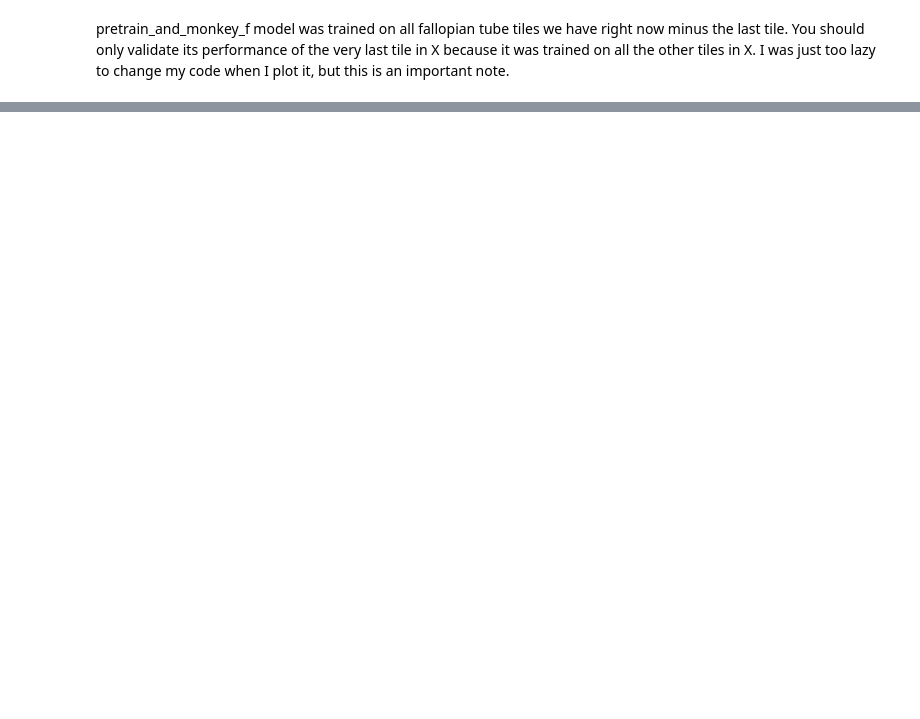
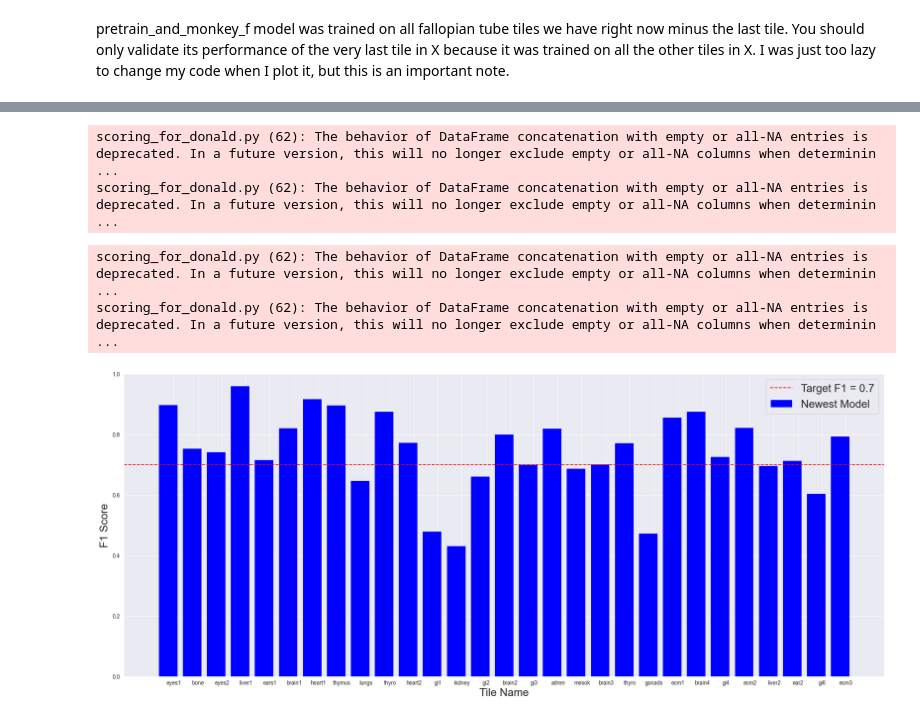
Before and after one commit to donniekramer8/Nuclei-seg-collection, a Jupyter notebook: stardist/monkey/5_Compare_Models.ipynb, the cells around one changed output, grey strips where cells are left out. Cells and saved outputs as stored; diff of their text form; code cells hidden in the pictures; blank space fills up the shorter version.

```diff
--- a/stardist/monkey/5_Compare_Models.ipynb
+++ b/stardist/monkey/5_Compare_Models.ipynb
@@ -51,3 +97,6 @@ X = list(map(imread,X))
+# %%
+X = list(map(imread,X))
+Y = list(map(imread,Y))
 # %%
 X = [x/255 for x in X]  # no norm, just divide by 255 to get into (0,1) range
 # Y = [fill_label_holes(y) for y in tqdm(Y)]  # fills holes in annotations if there are any
@@ -118,0 +169,57 @@ scoring_for_donald.py (62): The behavior of DataFrame concatenation with empty o
+# %%
+from scoring_for_donald import TileSetScorer
+import os
+
+taus = [0.6]
+
+nms = [nm for nm in os.listdir(masks_pth)]
+scores_old = TileSetScorer(nms, Y, Y_pred_best, taus)
+scores_donald = TileSetScorer(nms, Y, Y_pred_donald, taus)
+# scores_vasco = TileSetScorer(nms, Y, Y_pred_vasco, taus)
+# %% [output]
+scoring_for_donald.py (62): The behavior of DataFrame concatenation with empty or all-NA entries is deprecated. In a future version, this will no longer exclude empty or all-NA columns when determinin ...
+scoring_for_donald.py (62): The behavior of DataFrame concatenation with empty or all-NA entries is deprecated. In a future version, this will no longer exclude empty or all-NA columns when determinin ...
+# %%
+results = scores_old.score_set()
+names = results['Image']
+
+names = [name.split(".")[0][21:] for name in names]
+
+for i in range(len(names)):
+    if len(names[i]) > 6:
+        names[i] = names[i][:5]
+
+f1_scores = results['F1 Score']
+
+results_donald = scores_donald.score_set()
+# results_vasco = scores_vasco.score_set()
+
+f1_scores_donald = results_donald['F1 Score']
+# f1_scores_vasco = results_vasco['F1 Score']
+# %% [output]
+scoring_for_donald.py (62): The behavior of DataFrame concatenation with empty or all-NA entries is deprecated. In a future version, this will no longer exclude empty or all-NA columns when determinin ...
+scoring_for_donald.py (62): The behavior of DataFrame concatenation with empty or all-NA entries is deprecated. In a future version, this will no longer exclude empty or all-NA columns when determinin ...
+# %%
+bar_width = 0.25  # Adjust the width of each bar as needed
+index = np.arange(len(names))
+
+# Plotting the bars
+fig = plt.figure(figsize=(25, 10))
+fig.set_facecolor('white')
+
+plt.bar(index, f1_scores_donald, color='blue', label='Newest Model')
+
+#plt.bar(index, f1_scores, color='blue', width=bar_width, label='Previous Model')
+#plt.bar(index + bar_width, f1_scores_donald, color='orange', width=bar_width, label="New Validation + Fallop")
+# plt.bar(index + 2 * bar_width, f1_scores_vasco, color='green', width=bar_width, label='Vasco Model')
+
+plt.xlabel("Tile Name", fontsize=20)
+plt.ylabel("F1 Score", fontsize=20)
+# plt.title("F1 Scores in Testing Tiles (tau = 0.6)", fontsize=28)
+plt.axhline(y=0.7, linestyle='--', color='red', label='Target F1 = 0.7')
+plt.ylim(0, 1)
+plt.xticks(index + bar_width, names)  # Set x-axis labels to tile names
+plt.legend(fontsize=20)
+plt.show()
+# %% [output]
+[figure, added]
```
Also changed, not shown: parts of 16 cells of this notebook, 3 other files.
